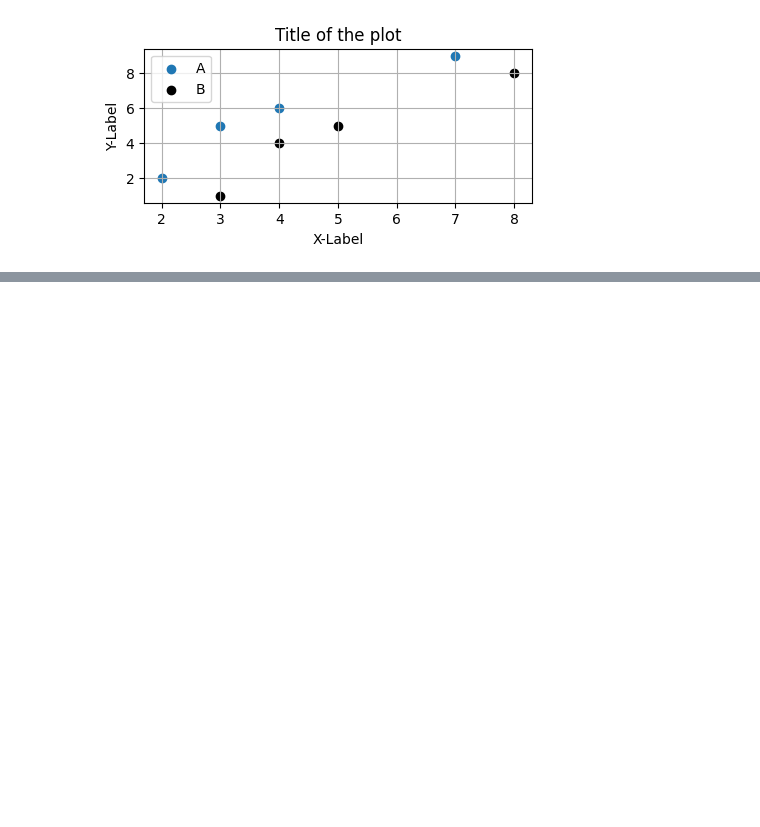
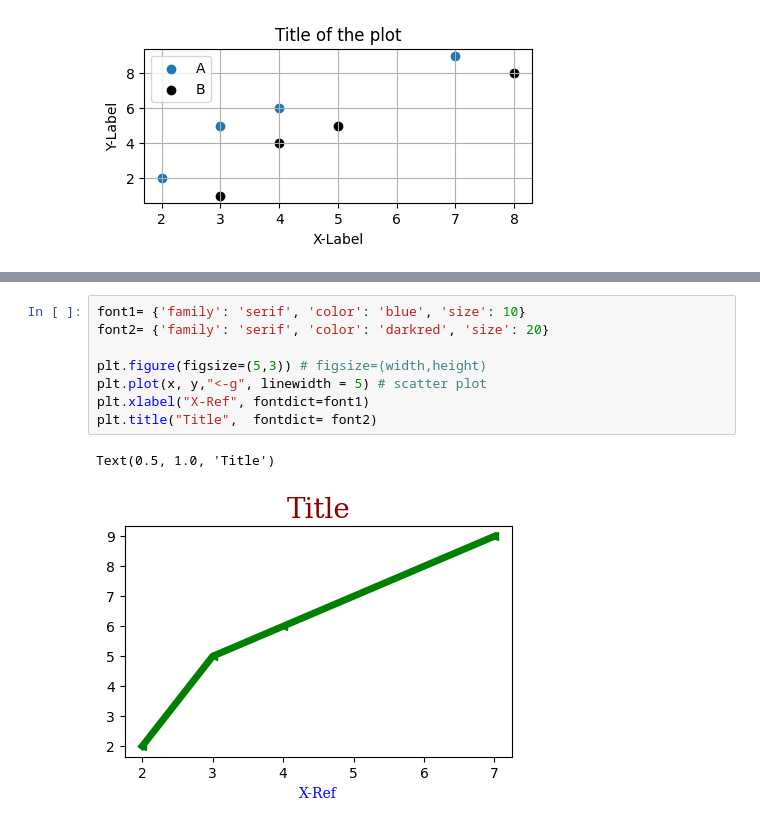
Before and after one commit to janak37/demo, a Jupyter notebook: 18.matplotlib.ipynb, the cells around one changed output, grey strips where cells are left out. Saved outputs shown, nothing was run; the diff lists cells and outputs as text; blank space fills up the shorter version.

```diff
--- a/18.matplotlib.ipynb
+++ b/18.matplotlib.ipynb
@@ -30,0 +49,11 @@ plt.grid(axis='both')
+# %%
+font1= {'family': 'serif', 'color': 'blue', 'size': 10}
+font2= {'family': 'serif', 'color': 'darkred', 'size': 20}
+
+plt.figure(figsize=(5,3)) # figsize=(width,height)
+plt.plot(x, y,"<-g", linewidth = 5) # scatter plot
+plt.xlabel("X-Ref", fontdict=font1)
+plt.title("Title",  fontdict= font2)
+# %% [output]
+Text(0.5, 1.0, 'Title')
+[figure, added]
```
Also changed, not shown: parts of 10 cells of this notebook.
